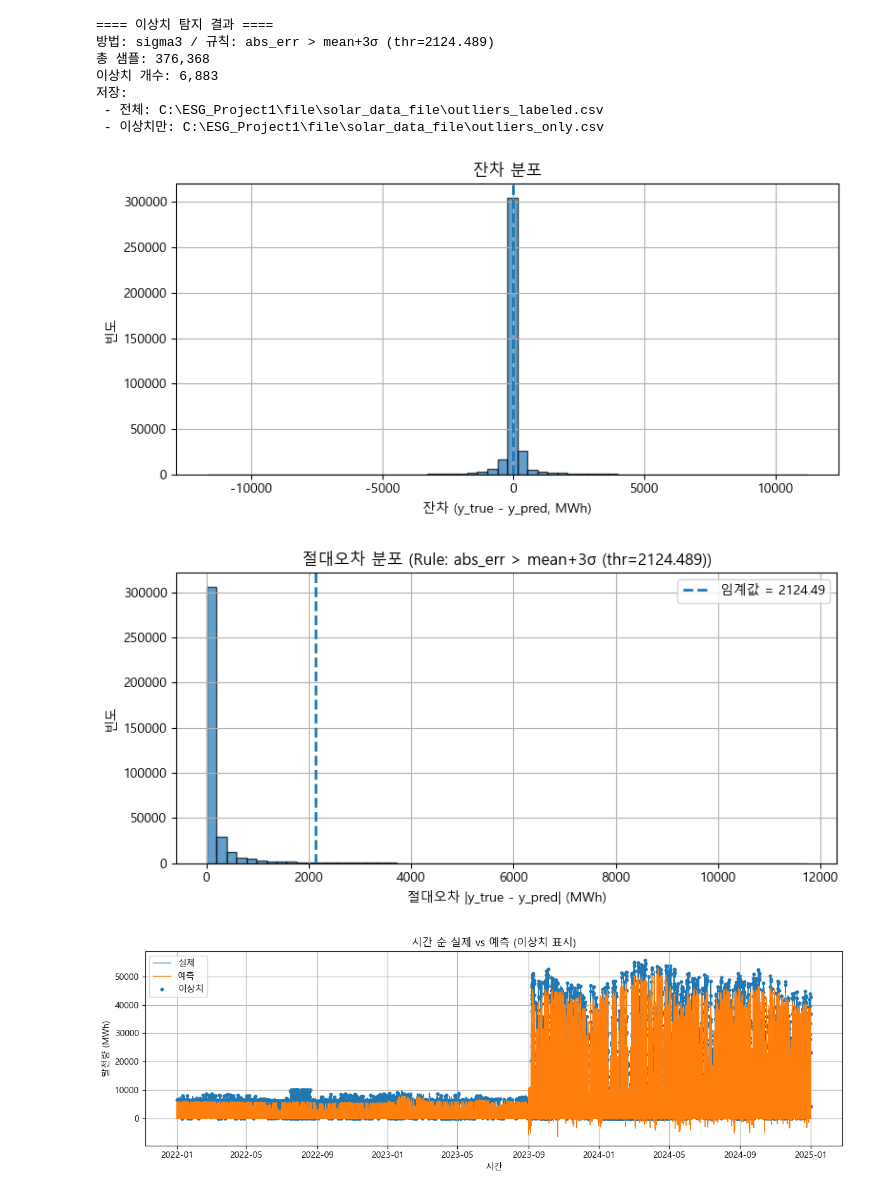
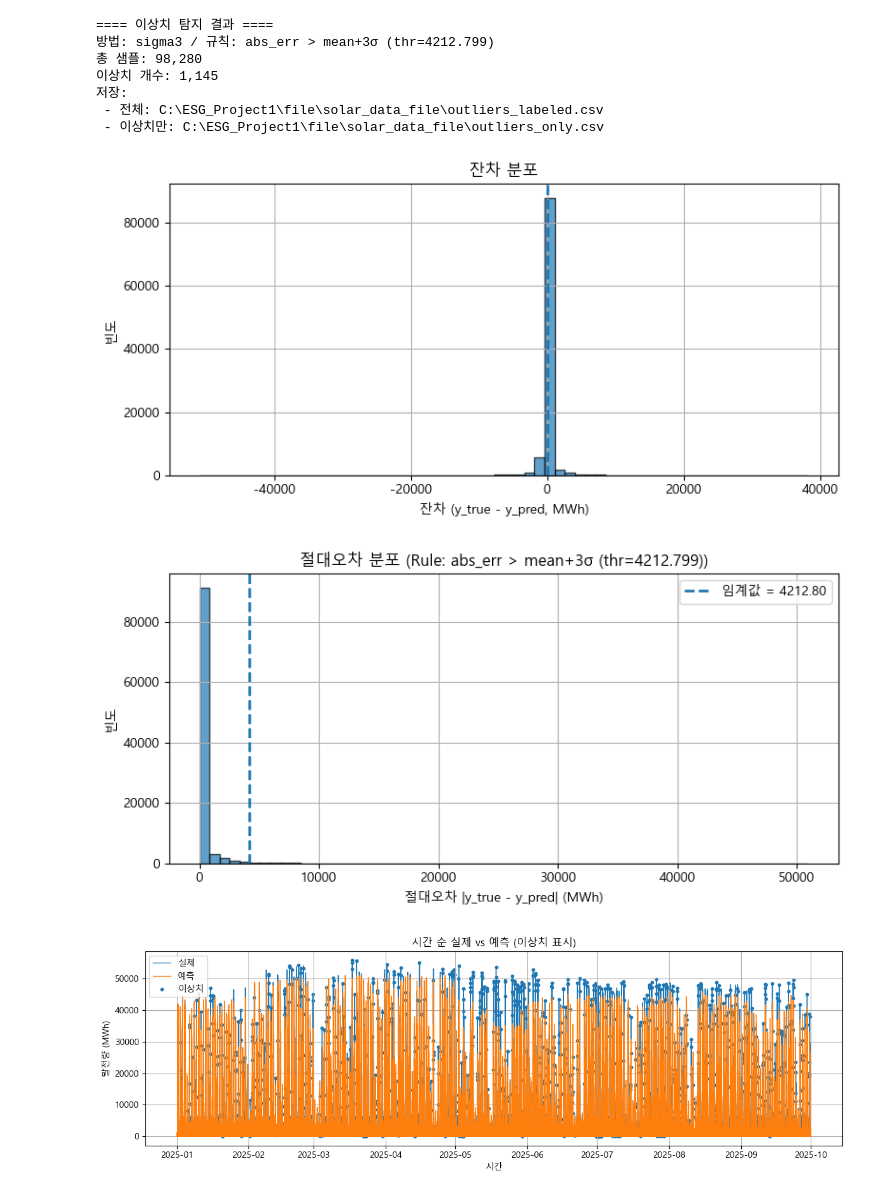
Before and after one commit to conanbke-ai/ESG_Project1, a Jupyter notebook: xgboost/XGBoost.ipynb, the cells around one changed output. Saved outputs shown, nothing was run; the diff lists cells and outputs as text; code cells hidden in the pictures.

```diff
--- a/xgboost/XGBoost.ipynb
+++ b/xgboost/XGBoost.ipynb
@@ -26,7 +26,7 @@ from packaging import version
 # ---------------------------
 # 0. 사용자 설정
 # ---------------------------
-CSV_PATH = r"C:\ESG_Project1\file\solar_data_file\남동발전량_지역매핑_시간행_기상병합.csv"
+CSV_PATH = r"C:\ESG_Project1\file\merge_data\train_data.csv"
 TARGET_COL = "합산발전량(MWh)"
 OUTPUT_NAME = "xgb_solar_pipeline.pkl"   # 원본 CSV 폴더에 저장
 RANDOM_STATE = 42
@@ -280,5 +280,4 @@ R^2 : 0.9548
 # %%
-
 # ==========================================
 # XGBoost 회귀 훈련 결과 시각화 (훈련 데이터로 예측)
 # - 학습 시와 동일한 시간 파생 특성 생성
@@ -298,8 +297,8 @@ from sklearn.metrics import mean_absolute_error, mean_squared_error, r2_score
 # -------------------------------
 # 0) 경로/설정
 # -------------------------------
-CSV_PATH   = r"C:\ESG_Project1\file\solar_data_file\남동발전량_지역매핑_시간행_기상병합.csv"
-MODEL_PATH = r"C:\ESG_Project1\file\solar_data_file\xgb_solar_pipeline.pkl"
+CSV_PATH   = r"C:\ESG_Project1\file\merge_data\test_data.csv"
+MODEL_PATH = r"C:\ESG_Project1\file\merge_data\xgb_solar_pipeline.pkl"
 META_PATH  = r"C:\ESG_Project1\file\solar_data_file\xgb_solar_meta.json"
 
 # 사용자가 현재 그래프에서 쓰고자 하는 타깃 (데이터에 따라 조정)
@@ -505,5 +504,4 @@ R²  : 0.9548
 # %%
-
 # ==========================================
 # 회귀 예측 오차 기반 이상치 탐지 스크립트
 # - 학습된 XGBoost 파이프라인 사용
@@ -524,8 +522,8 @@ from matplotlib import font_manager, rcParams
 # -------------------------------
 # 0) 경로/설정
 # -------------------------------
-CSV_PATH   = r"C:\ESG_Project1\file\solar_data_file\남동발전량_지역매핑_시간행_기상병합.csv"
-MODEL_PATH = r"C:\ESG_Project1\file\solar_data_file\xgb_solar_pipeline.pkl"
+CSV_PATH   = r"C:\ESG_Project1\file\merge_data\test_data.csv"
+MODEL_PATH = r"C:\ESG_Project1\file\merge_data\xgb_solar_pipeline.pkl"
 META_PATH  = r"C:\ESG_Project1\file\solar_data_file\xgb_solar_meta.json"
 
 # 사용자 타깃 컬럼명 (데이터에 맞게 변경 가능)
@@ -730,36 +728,36 @@ plt.xlabel("절대오차 |y_true - y_pred| (MWh)")
 plt.ylabel("빈도")
 plt.title(f"절대오차 분포 (Rule: {rule})")
 plt.legend()
 plt.grid(True)
 plt.tight_layout()
 plt.show()
 
 # 6-3) 시간축에서 이상치 마킹 (datetime 있으면)
 if dt_col is not None:
     order = np.argsort(df[dt_col].values)
     t = df[dt_col].values[order]
     plt.figure(figsize=(12,4))
     plt.plot(t, y_true.values[order], label="실제", linewidth=1.0)
     plt.plot(t, y_pred[order], label="예측", linewidth=1.0)
     # 이상치 위치 점만 표시
     idx = np.where(flag.values[order])[0]
     if len(idx) > 0:
         plt.scatter(t[idx], y_true.values[order][idx], s=10, label="이상치")
     plt.xlabel("시간")
     plt.ylabel("발전량 (MWh)")
     plt.title("시간 순 실제 vs 예측 (이상치 표시)")
     plt.legend()
     plt.grid(True)
     plt.tight_layout()
     plt.show()
 # %% [output]
 ==== 이상치 탐지 결과 ====
-방법: sigma3 / 규칙: abs_err > mean+3σ (thr=2124.489)
-총 샘플: 376,368
-이상치 개수: 6,883
+방법: sigma3 / 규칙: abs_err > mean+3σ (thr=4212.799)
+총 샘플: 98,280
+이상치 개수: 1,145
 저장:
  - 전체: C:\ESG_Project1\file\solar_data_file\outliers_labeled.csv
  - 이상치만: C:\ESG_Project1\file\solar_data_file\outliers_only.csv
-[figure, old version]
+[figure, new version]
-[figure, old version]
+[figure, new version]
-[figure, old version]
+[figure, new version]
```
Also changed, not shown: parts of 2 cells of this notebook, 4 other files.
